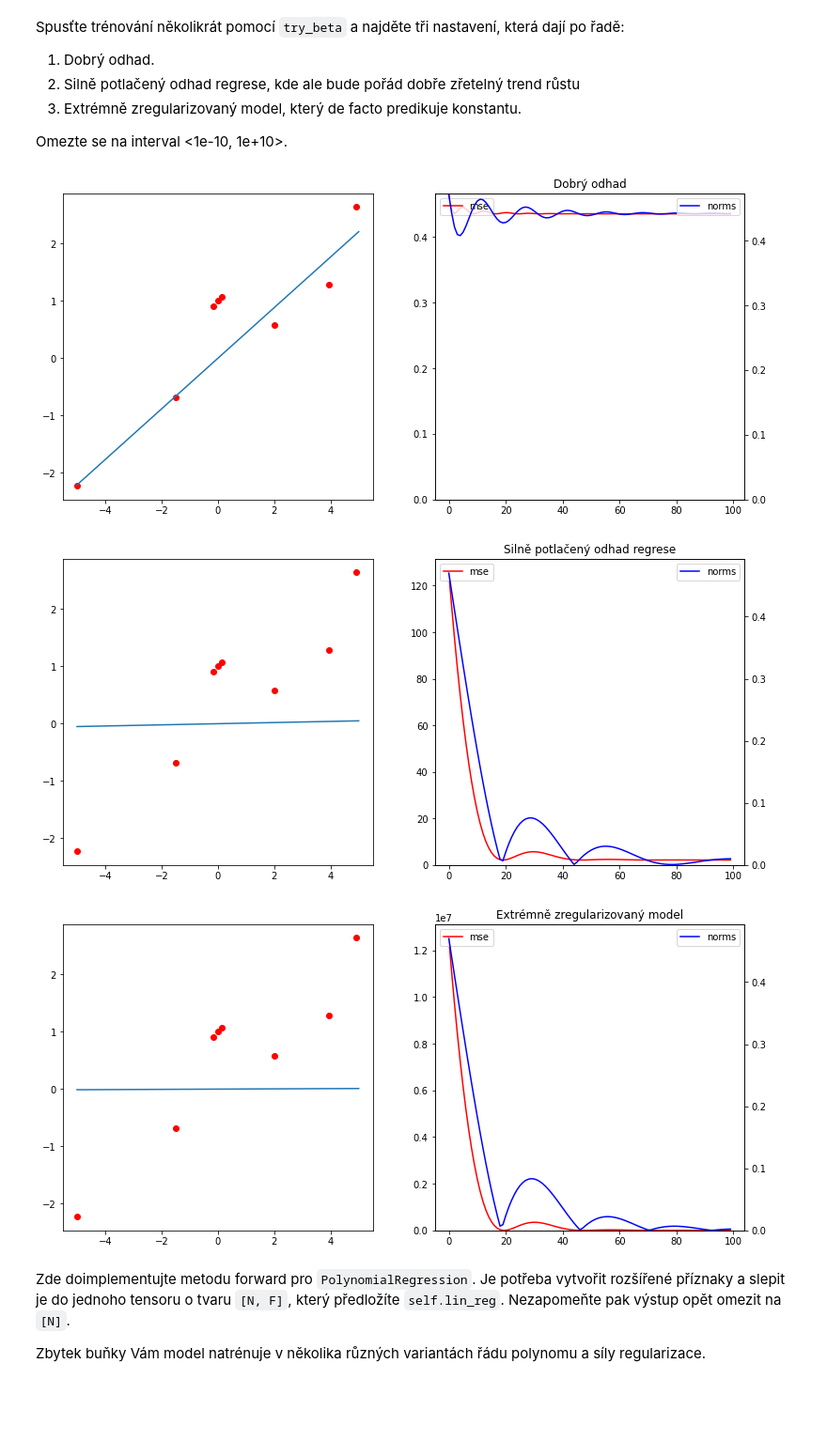
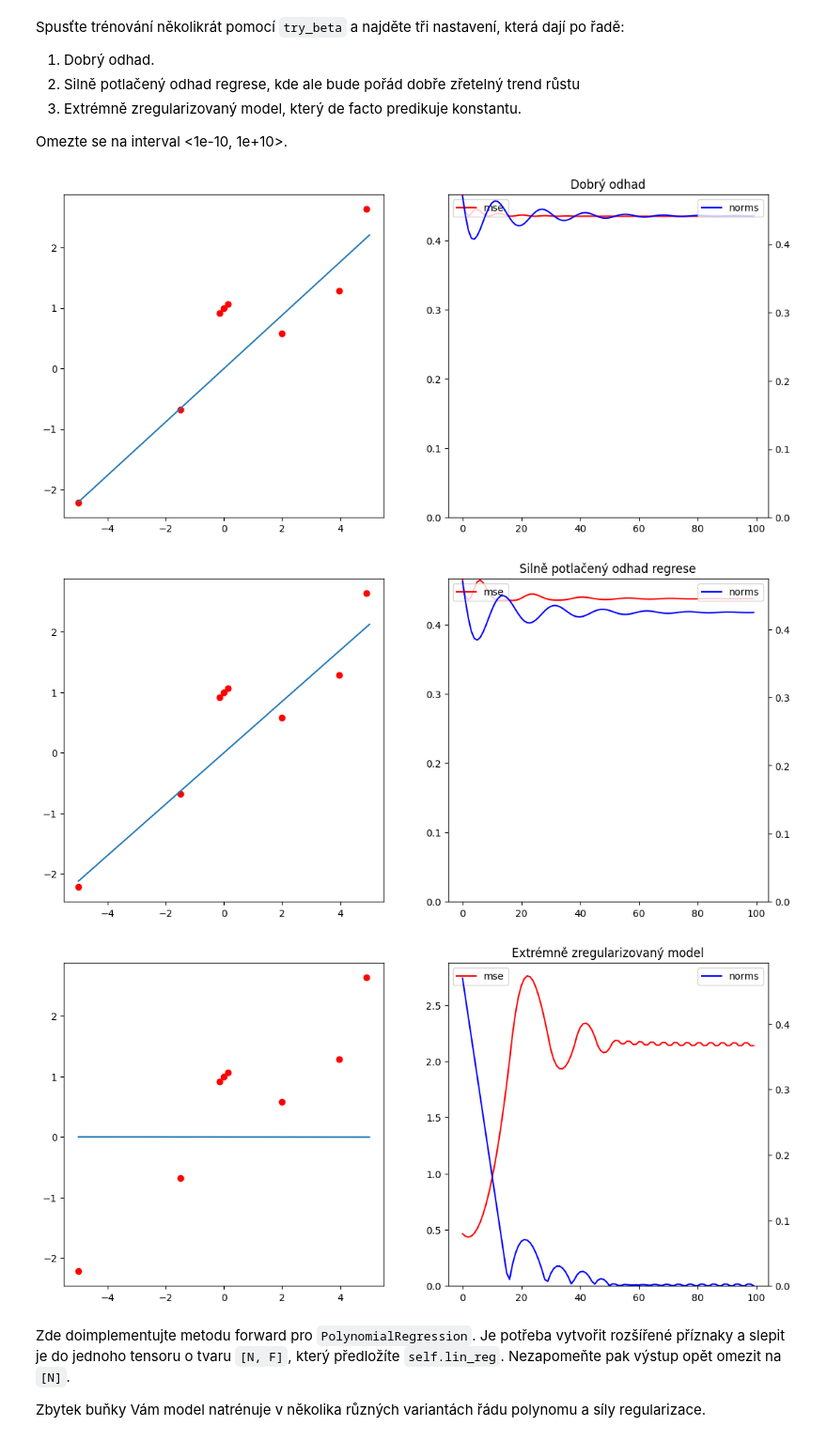
Before and after one commit to svobodovaLucie/SUI-project3, a Jupyter notebook: zadani.ipynb, the cells around one changed output. Shown at 94% size. Saved outputs shown, nothing was run; the diff lists cells and outputs as text; code cells hidden in the pictures; blank space fills up the shorter version.

```diff
--- a/zadani.ipynb
+++ b/zadani.ipynb
@@ -114,21 +114,21 @@ Může se vám hodit `torch.nn.Module.parameters()`.
 class LinearRegression(torch.nn.Module):
     def __init__(self, input_dim):
         # super().__init__()
-        # pass
         super(LinearRegression, self).__init__()
+        # Proveď lineární transformaci
+        # Pokud je bias False, je to ekvivalent toho jako by tam byla 0
         self.linear = torch.nn.Linear(input_dim, 1, bias=False)
         # Nastavení vah na nulu kromě nulté váhy, kterou nastavíme na polovinu
         self.linear.weight.data[0] = 0.5
         self.linear.weight.data[1:] = 0.0
 
     def forward(self, x):
-        # return None
         # Výstup ve tvaru [N], nikoliv [N, 1]
-        return self.linear(x).squeeze()
+        return (self.linear(x).squeeze())
 
     def l2_norm(self):
-        # return None
         # Eukleidovská norma všech parametrů modelu
+        # konkatenuj vsechny parametry do jednoho vektoru po tom co je flattenuje
         return torch.norm(torch.cat([p.view(-1) for p in self.parameters()]))
 # %% [markdown]
 Naimplementujte funkci pro trénování modelu takového modelu.
@@ -198,46 +197,43 @@ Omezte se na interval <1e-10, 1e+10>.
 # %%
 def plot_training_result(model, losses, norms):
     fig, axs = plt.subplots(ncols=2, figsize=(13, 6))
     axs[0].plot(xs.detach(), model(xs.float().unsqueeze(-1)).detach())
     axs[0].scatter(data, ts, c='r')
-
     axs[1].plot(losses, 'r-', label='mse')
     axs[1].legend(loc="upper left")
     axs[1].set_ylim(bottom=0)
     ax_2 = axs[1].twinx()
     ax_2.plot(norms, 'b-', label='norms')
     ax_2.legend(loc="upper right")
     ax_2.set_ylim(bottom=0)
 
+def try_beta(l2_beta):
+     regr_1 = LinearRegression(1)
+     opt = torch.optim.Adam(regr_1.parameters(), 3e-2)
+     losses, norms = train_regression_model(regr_1, MSE_with_regression(l2_beta), opt, data, ts)
+     plot_training_result(regr_1, losses, norms)
+
 
 xs = torch.linspace(-5, 5, steps=100)
 data = torch.tensor([-4.99, 3.95, -1.5, -0.15, 0, 0.15, 2, 4.9]).unsqueeze(-1)
 ts = func(data).squeeze(-1).detach()
 
-def try_beta(l2_beta):
-    regr_1 = LinearRegression(1)
-    opt = torch.optim.Adam(regr_1.parameters(), 3e-2)
-    losses, norms = train_regression_model(regr_1, MSE_with_regression(l2_beta), opt, data, ts)
-    plot_training_result(regr_1, losses, norms)
 
-# try_beta(None)
-# try_beta(None)
-# try_beta(None)
-try_beta(1e-5)  # Dobrý odhad
+try_beta(0.001)  # Dobrý odhad
 plt.title("Dobrý odhad")
 plt.show()
 
-try_beta(1e+3)  # Silně potlačený odhad regrese
+try_beta(0.3)  # Silně potlačený odhad regrese
 plt.title("Silně potlačený odhad regrese")
 plt.show()
 
 try_beta(1e+8)  # Extrémně zregularizovaný model
 plt.title("Extrémně zregularizovaný model")
 plt.show()
 # %% [output]
-[figure, old version]
+[figure, new version]
-[figure, old version]
+[figure, new version]
-[figure, old version]
+[figure, new version]
 # %% [markdown]
 Zde doimplementujte metodu forward pro `PolynomialRegression`.
 Je potřeba vytvořit rozšířené příznaky a slepit je do jednoho tensoru o tvaru `[N, F]`, který předložíte `self.lin_reg`.
```
Also changed, not shown: parts of 5 cells of this notebook.
